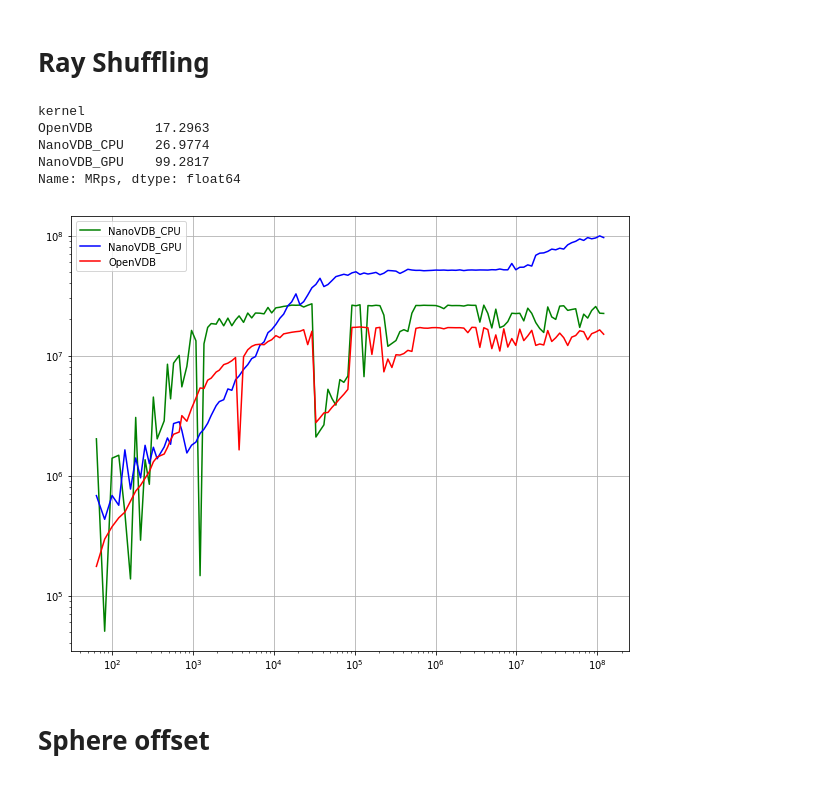
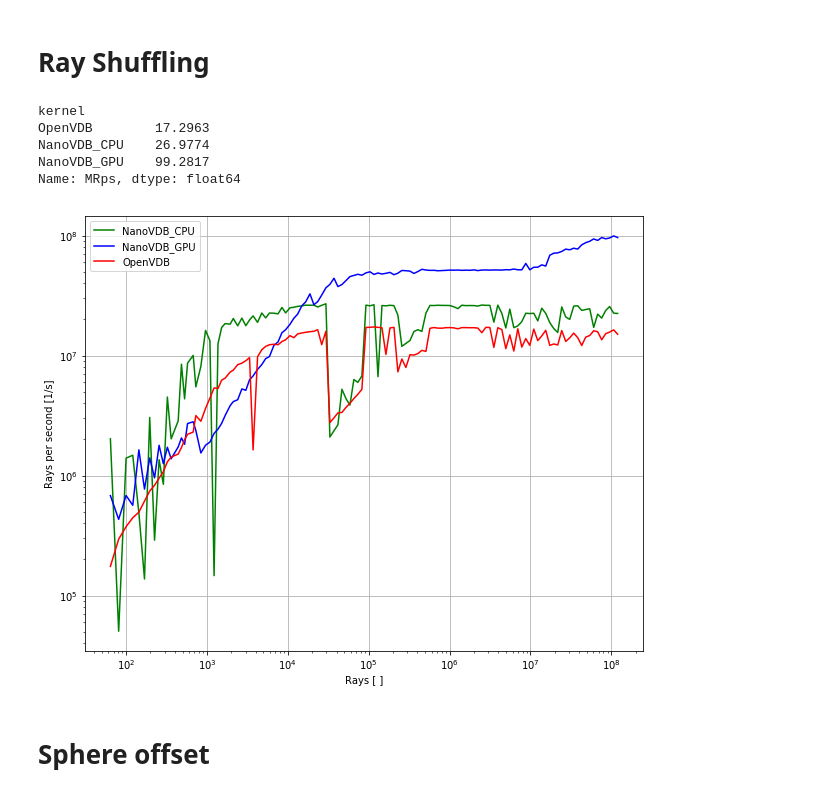
Before and after one commit to hitimr/SelectedTopicsCompElectronics, a Jupyter notebook: script/plots.ipynb, the cells around one changed output. Saved outputs shown, nothing was run; the diff lists cells and outputs as text; code cells hidden in the pictures.

```diff
--- a/script/plots.ipynb
+++ b/script/plots.ipynb
@@ -79,34 +81,20 @@ Name: MRps, dtype: float64
 [figure]
 # %% [markdown]
 # Ray Shuffling
-# %%
-df = common.load_df("../data/2022-04-07_23-07-51_gpu_short_name_loadfactor_1_shuffled.csv")
-df["MRps"] = df["Rps"] * 10**-6.
-plt.rcParams["figure.figsize"] = (10, 8)
-
-# get a list of all kernels
-kernels=df.reset_index()["kernel"].unique()
-colors=["green", "blue", "red"]
-
-for i in range(len(kernels)):
-    kernel_data = df.xs(kernels[i], level=1,  drop_level=False).reset_index()
-    plt.plot(kernel_data["n_rays"], kernel_data["Rps"], color=colors[i])
-
-
-plt.legend(kernels)
-plt.yscale("log")
-plt.xscale("log")
-plt.grid()
-
-
-print(df.groupby("kernel").max()["MRps"].sort_values())
-plt.show()
-# %% [output]
-kernel
-OpenVDB        17.2963
-NanoVDB_CPU    26.9774
-NanoVDB_GPU    99.2817
-Name: MRps, dtype: float64
-[figure, removed]
+# %%
+df = common.load_df("../data/2022-04-07_23-07-51_gpu_short_name_loadfactor_1_shuffled.csv")
+plot_kernels(df)
+
+
+
+print(df.groupby("kernel").max()["MRps"].sort_values())
+plt.show()
+# %% [output]
+kernel
+OpenVDB        17.2963
+NanoVDB_CPU    26.9774
+NanoVDB_GPU    99.2817
+Name: MRps, dtype: float64
+[figure, added]
 # %% [markdown]
 # Sphere offset
```
Also changed, not shown: parts of 8 cells of this notebook, 3 other files.
